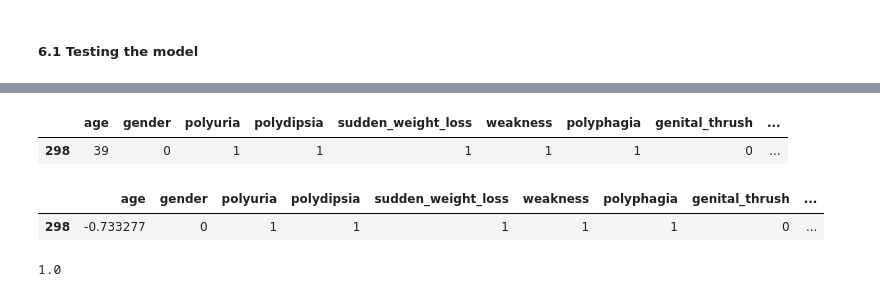
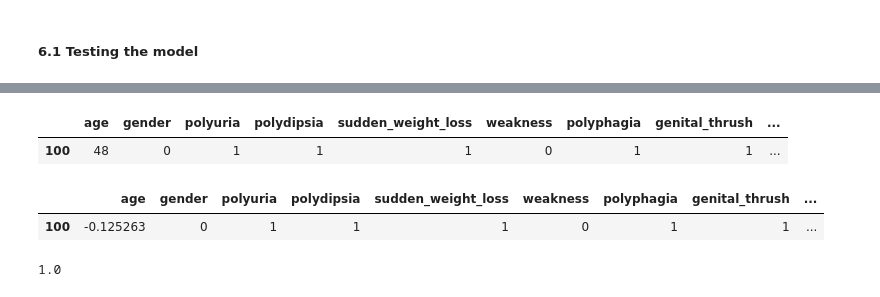
Before and after one commit to ghmigliorini/projects, a Jupyter notebook: diabetes/diabetes.ipynb, the cells around one changed output, grey strips where cells are left out. Cells and saved outputs as stored; diff of their text form; code cells hidden in the pictures.

```diff
--- a/diabetes/diabetes.ipynb
+++ b/diabetes/diabetes.ipynb
@@ -221,7 +219,7 @@ obesity               int32
 class                 int32
 dtype: object
 # %%
-# change class type
-diabetes_df_copy['class'] = diabetes_df_copy['class'].astype('category')
+# change class type - interesting for some algorithms and metrics, but not necessary
+#diabetes_df_copy['class'] = diabetes_df_copy['class'].astype('category')
 # %%
 # class distribution
@@ -641,11 +643,11 @@ visualizer.show()
 # %%
-new_data = diabetes_df_copy.iloc[[298]]
+new_data = diabetes_df_copy.iloc[[100]]
 new_data
 # %% [output]
 |  | age | gender | polyuria | polydipsia | sudden_weight_loss | weakness | polyphagia | genital_thrush | ... |
-| 298 | 39 | 0 | 1 | 1 | 1 | 1 | 1 | 0 | ... |
+| 100 | 48 | 0 | 1 | 1 | 1 | 0 | 1 | 1 | ... |
 # %%
-new_data = diabetes_df_copy.drop('class', axis = 1).iloc[[298]]
+new_data = diabetes_df_copy.drop('class', axis = 1).iloc[[100]]
 
 # Scale the 'age' column only
 scaled_age = scaler.transform(new_data.loc[:, 'age'].values.reshape(-1, 1))
@@ -656,7 +658,7 @@ new_data.iloc[:, 0] = scaled_age.flatten()
 new_data
 # %% [output]
 |  | age | gender | polyuria | polydipsia | sudden_weight_loss | weakness | polyphagia | genital_thrush | ... |
-| 298 | -0.733277 | 0 | 1 | 1 | 1 | 1 | 1 | 0 | ... |
+| 100 | -0.125263 | 0 | 1 | 1 | 1 | 0 | 1 | 1 | ... |
 # %%
 prediction = model.predict_proba(new_data)
 prediction[0, 1]
```
Also changed, not shown: parts of 24 cells of this notebook, 3 other files.
